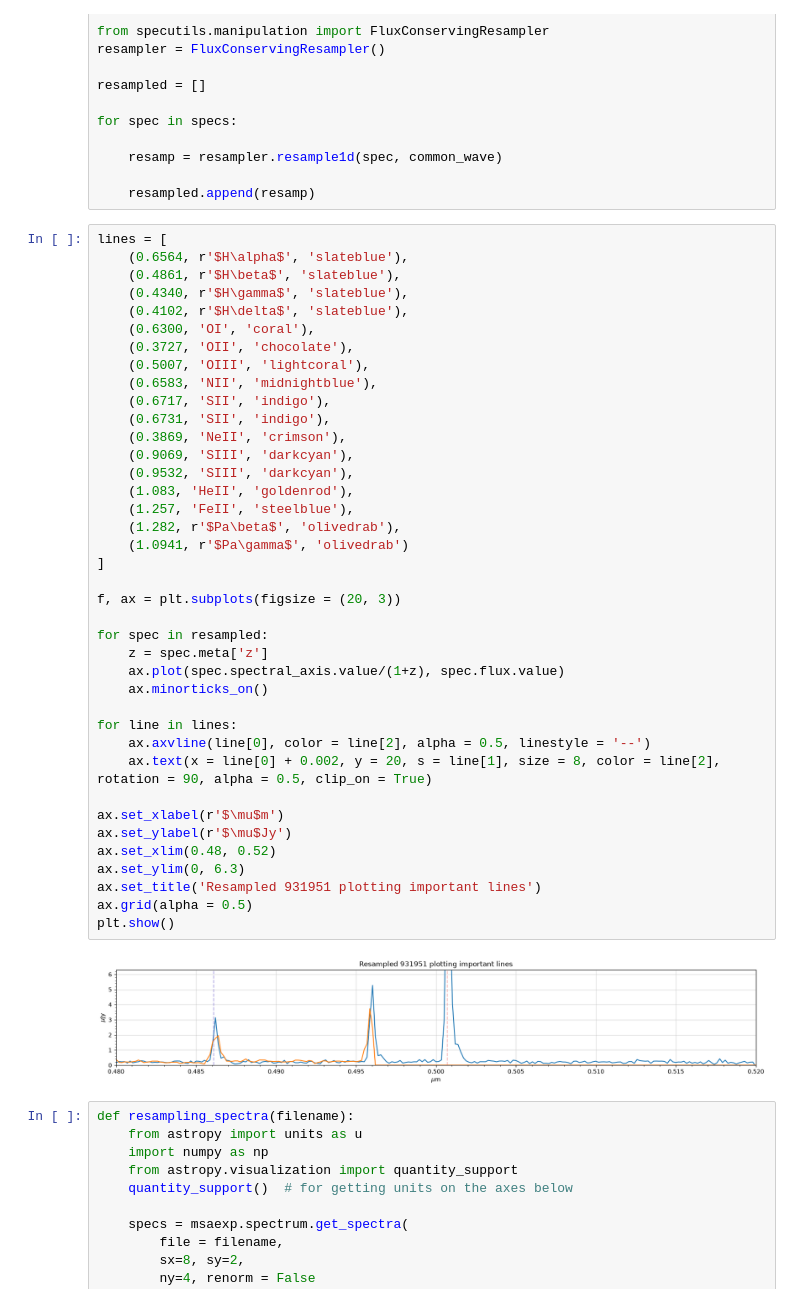
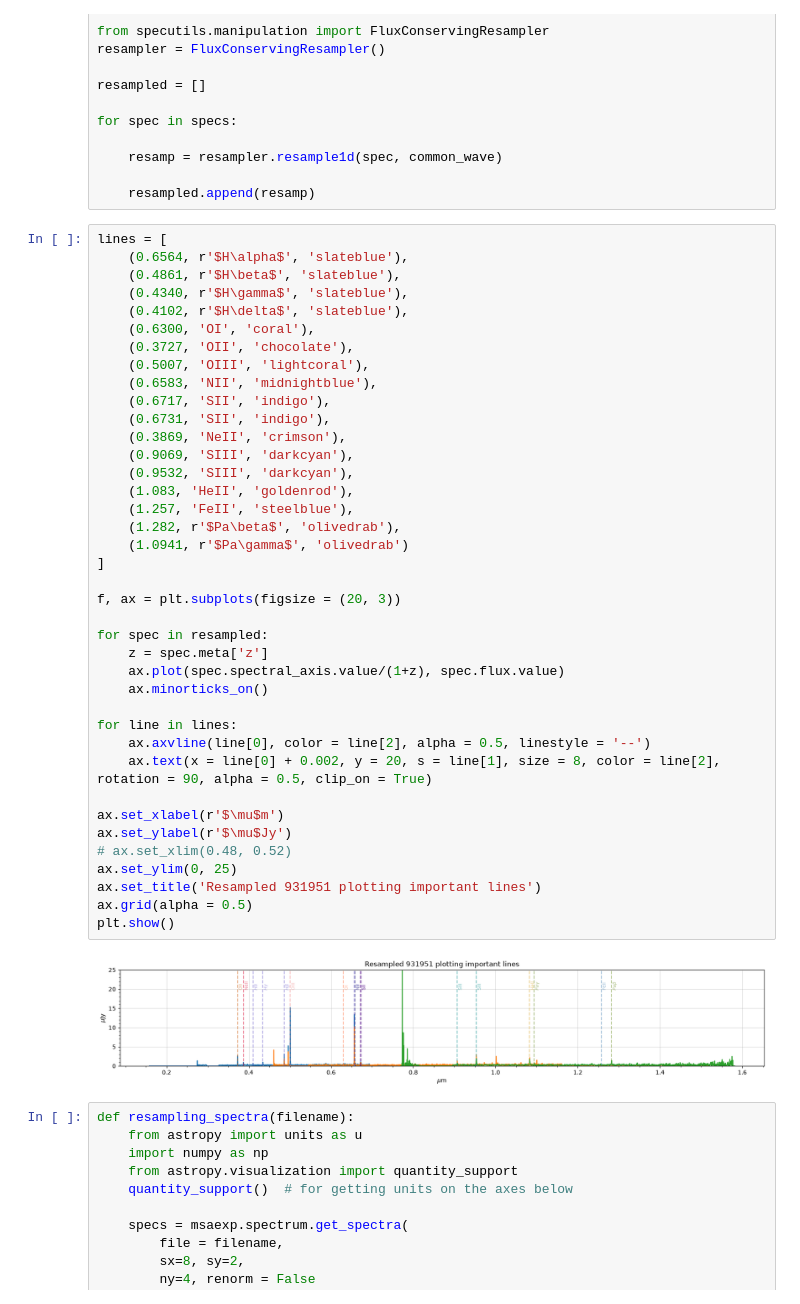
Before and after one commit to CrushinAngel/Astronomical_Investigation_Project, a Jupyter notebook: notebooks/spectrum_example.ipynb, the cells around one changed output. Cells and saved outputs as stored; diff of their text form.

```diff
--- a/notebooks/spectrum_example.ipynb
+++ b/notebooks/spectrum_example.ipynb
@@ -133,36 +133,36 @@ lines = [
     (0.5007, 'OIII', 'lightcoral'),
     (0.6583, 'NII', 'midnightblue'),
     (0.6717, 'SII', 'indigo'),
     (0.6731, 'SII', 'indigo'),
     (0.3869, 'NeII', 'crimson'),
     (0.9069, 'SIII', 'darkcyan'),
     (0.9532, 'SIII', 'darkcyan'),
     (1.083, 'HeII', 'goldenrod'),
     (1.257, 'FeII', 'steelblue'),
     (1.282, r'$Pa\beta$', 'olivedrab'),
     (1.0941, r'$Pa\gamma$', 'olivedrab')
 ]
 
 f, ax = plt.subplots(figsize = (20, 3))
 
 for spec in resampled:
     z = spec.meta['z']
     ax.plot(spec.spectral_axis.value/(1+z), spec.flux.value)
     ax.minorticks_on()
 
 for line in lines:
     ax.axvline(line[0], color = line[2], alpha = 0.5, linestyle = '--')
     ax.text(x = line[0] + 0.002, y = 20, s = line[1], size = 8, color = line[2], rotation = 90, alpha = 0.5, clip_on = True)
 
 ax.set_xlabel(r'$\mu$m')
 ax.set_ylabel(r'$\mu$Jy')
-ax.set_xlim(0.48, 0.52)
-ax.set_ylim(0, 6.3)
+# ax.set_xlim(0.48, 0.52)
+ax.set_ylim(0, 25)
 ax.set_title('Resampled 931951 plotting important lines')
 ax.grid(alpha = 0.5)
 plt.show()
 # %% [output]
-[figure, old version]
+[figure, new version]
 # %%
 def resampling_spectra(filename):
     from astropy import units as u
```
Also changed, not shown: parts of 1 cell of this notebook, 3 other files.
